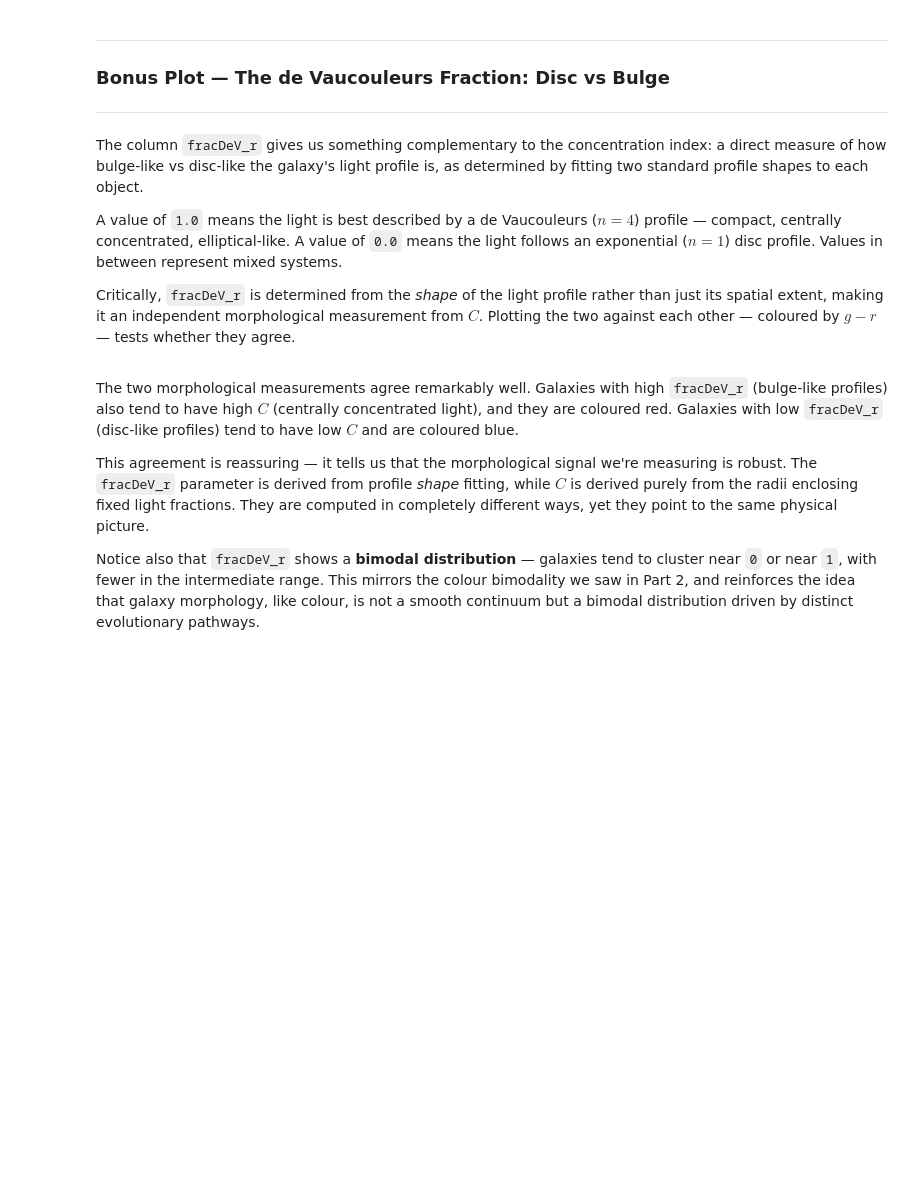
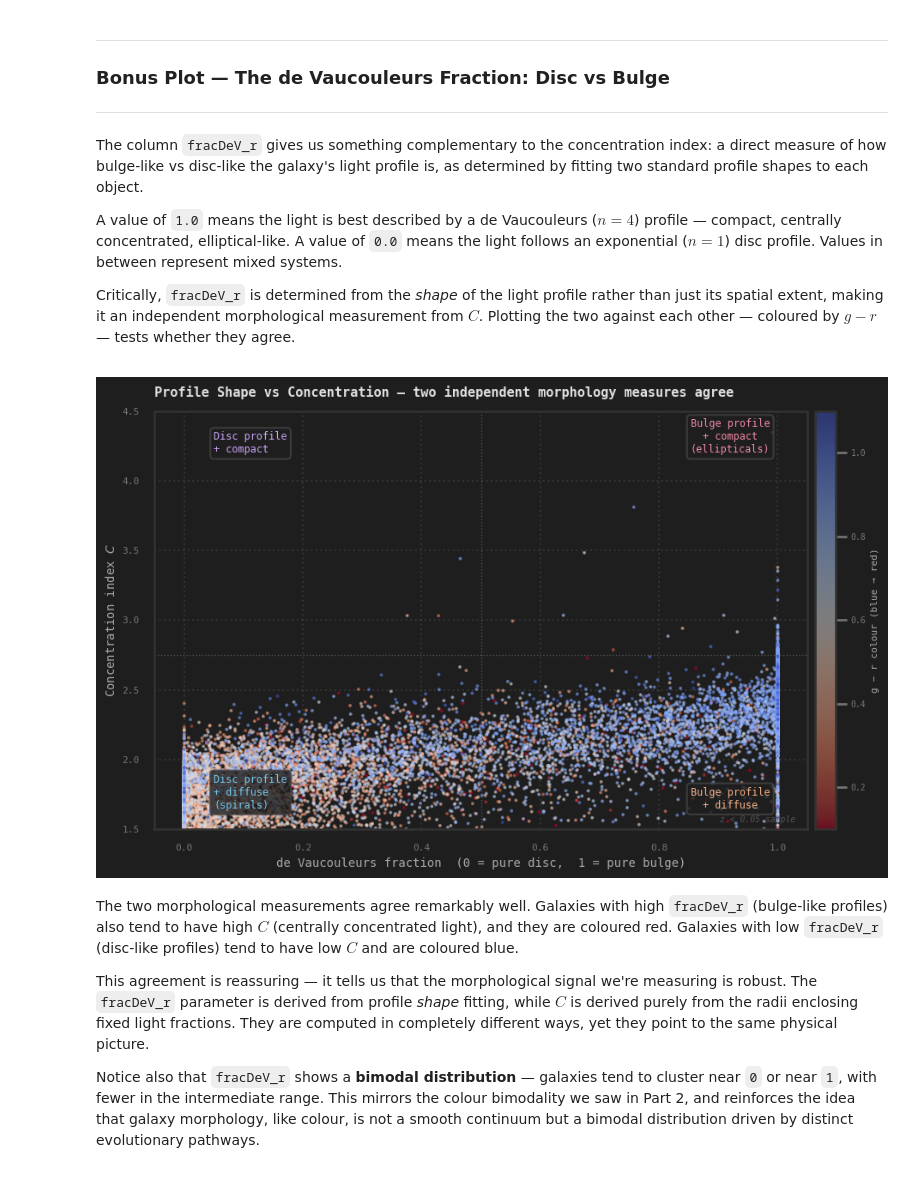
Before and after one commit to haylamyuen/Project-GATORS, a Jupyter notebook: 03_structure.ipynb, the cells around one changed output. Cells and saved outputs as stored; diff of their text form; code cells hidden in the pictures; blank space fills up the shorter version.

```diff
--- a/03_structure.ipynb
+++ b/03_structure.ipynb
@@ -469,35 +735,35 @@ ax.text(0.92, 4.2, "Bulge profile\n+ compact\n(ellipticals)",
         color="#f38ba8", ha="center", **corner_props)
 ax.text(0.05, 1.65, "Disc profile\n+ diffuse\n(spirals)",
         color="#74c7ec", ha="left", **corner_props)
 ax.text(0.92, 1.65, "Bulge profile\n+ diffuse",
         color="#fab387", ha="center", **corner_props)
 
 ax.axvline(0.5, color="#555555", lw=1, linestyle=":")
 ax.axhline(2.75, color="#555555", lw=1, linestyle=":")
 
 cbar = plt.colorbar(sc, ax=ax, pad=0.01)
 cbar.set_label("g − r colour (blue → red)", color="#aaaaaa", fontsize=8)
 cbar.ax.yaxis.set_tick_params(color="#777777")
 plt.setp(cbar.ax.yaxis.get_ticklabels(), color="#777777", fontsize=7)
 cbar.outline.set_edgecolor("#333333")
 
 ax.set_xlabel("de Vaucouleurs fraction  (0 = pure disc,  1 = pure bulge)",
               color="#aaaaaa", fontsize=10)
 ax.set_ylabel(r"Concentration index $C$", color="#aaaaaa", fontsize=10)
 ax.set_title("Profile Shape vs Concentration — two independent morphology measures agree",
              color="#e0e0e0", fontsize=11, loc="left", pad=12)
 ax.set_xlim(-0.05, 1.05)
 ax.set_ylim(1.5, 4.5)
 ax.tick_params(colors="#777777", labelsize=8)
 ax.grid(True, linestyle=":", alpha=0.10, color="#ffffff")
 for spine in ax.spines.values(): spine.set_edgecolor("#333333")
 ax.text(1.03, 1.55, "z < 0.05 sample",
         color="#555555", fontsize=7, ha="right", style="italic")
 
 plt.tight_layout()
-plt.savefig("figures/fracdev_vs_concentration.png", dpi=150,
-            bbox_inches="tight", facecolor="#1e1e1e")
 plt.show()
+# %% [output]
+[figure, added]
 # %% [markdown]
 <div style="width: 1200px">
 
```
Also changed, not shown: parts of 7 cells of this notebook.
